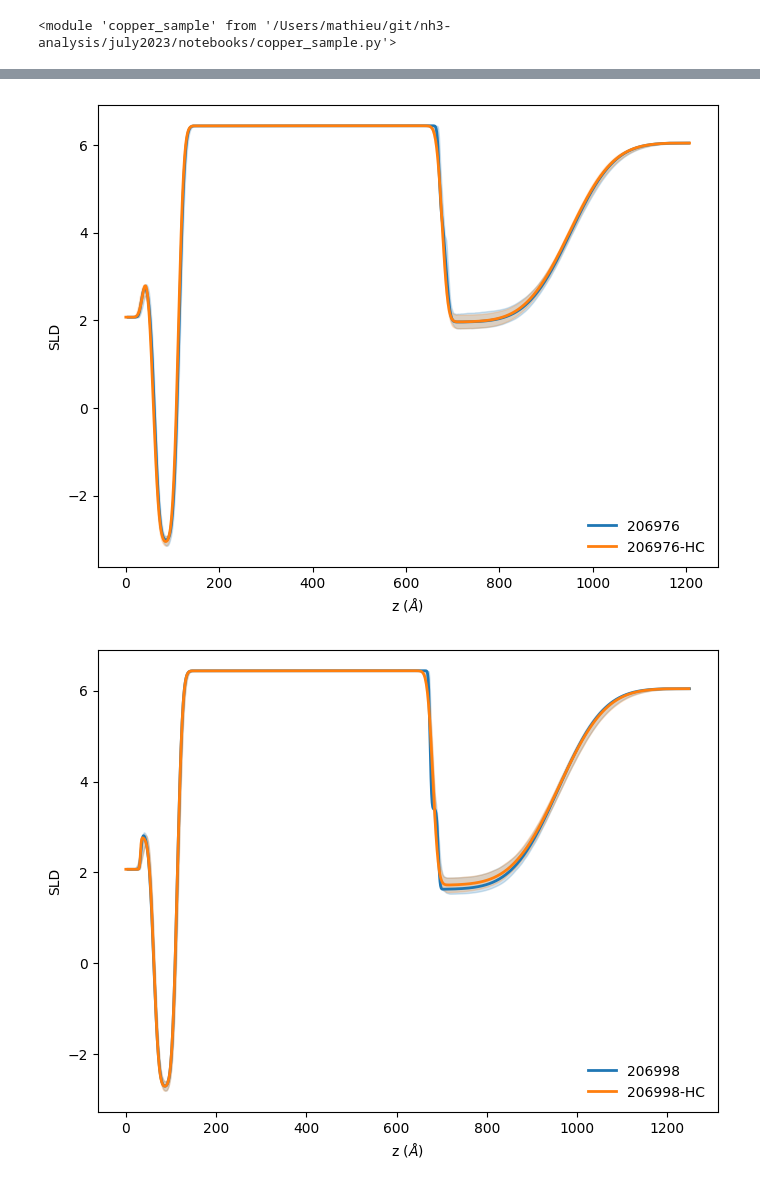
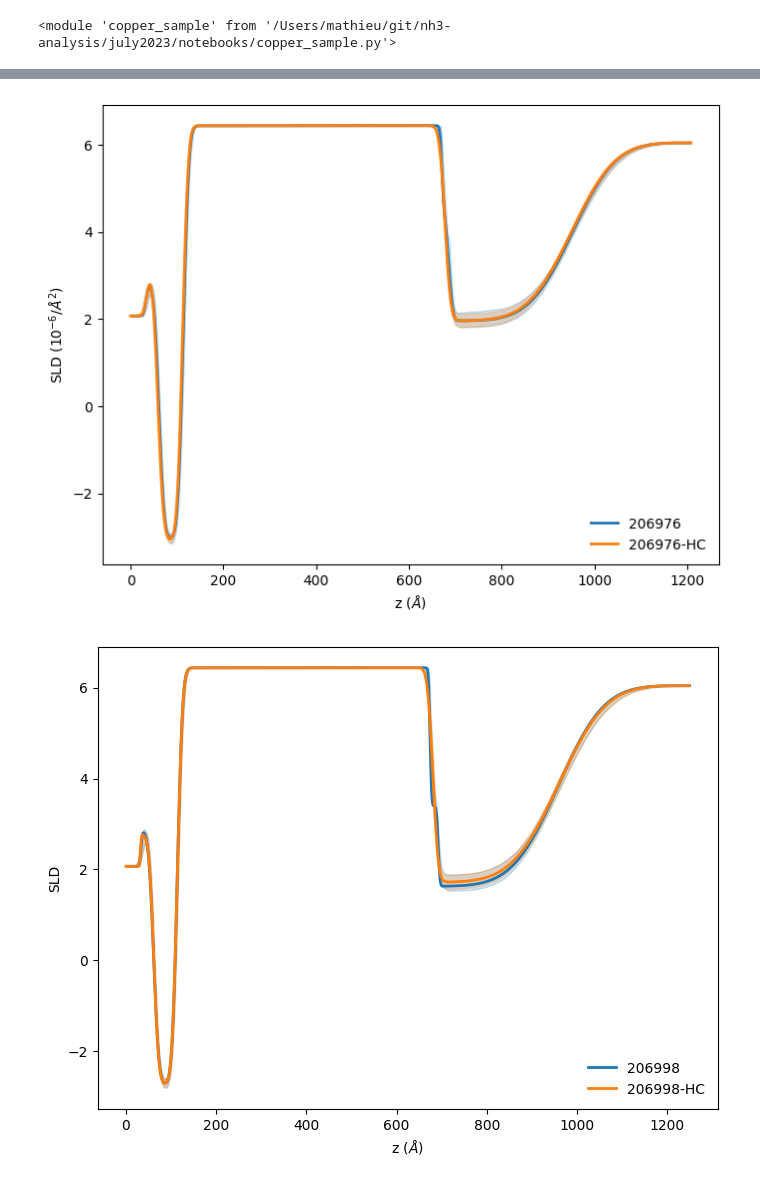
Before and after one commit to mdoucet/nh3-analysis, a Jupyter notebook: july2023/notebooks/Cu-A-summary.ipynb, the cells around one changed output, grey strips where cells are left out. Drawn from its saved outputs; the diff is of its cells as text; code cells hidden in the pictures.

```diff
--- a/july2023/notebooks/Cu-A-summary.ipynb
+++ b/july2023/notebooks/Cu-A-summary.ipynb
@@ -84,26 +85,26 @@ plt.savefig('july2023-Cu-A.png')
 # %%
 data_list = [206976, '206976-HC']
 z_offset = [5, 0, 0, 0, 0, -5, 0]
 
 
 fig, axs = plt.subplots(1,1, dpi=100, figsize=(8,6), sharex=False)
 
 for i, run in enumerate(data_list):
     ocv_fit = os.path.join(git_dir, 'july2023', 'data', 'results', 'REFL_%s.json' % run)
 
     with open(ocv_fit, 'r') as f:
         data = json.load(f)
         plt.plot(np.asarray(data['z'])+z_offset[i], data['sld'], markersize=4, label=run, linewidth=2,)
         plt.fill_between(np.asarray(data['z'])+z_offset[i], data['sld_low'], data['sld_high'], alpha=0.2, color=plt.gca().lines[-1].get_color())
 
 
 plt.gca().legend(frameon=False)
 plt.xlabel('z ($\AA$)')
-plt.ylabel('SLD')
+plt.ylabel('SLD ($10^{-6}/\AA^2$)')
 plt.savefig('july2023-Cu-A-206976-HC.svg')
 plt.savefig('july2023-Cu-A-206976-HC.png')
 # %% [output]
-[figure, old version]
+[figure, new version]
 # %%
 data_list = [206998, '206998-HC']
 z_offset = [5, 0, 0, 0, 0, -5, 0]
```
Also changed, not shown: parts of 1 cell of this notebook, 54 other files.
